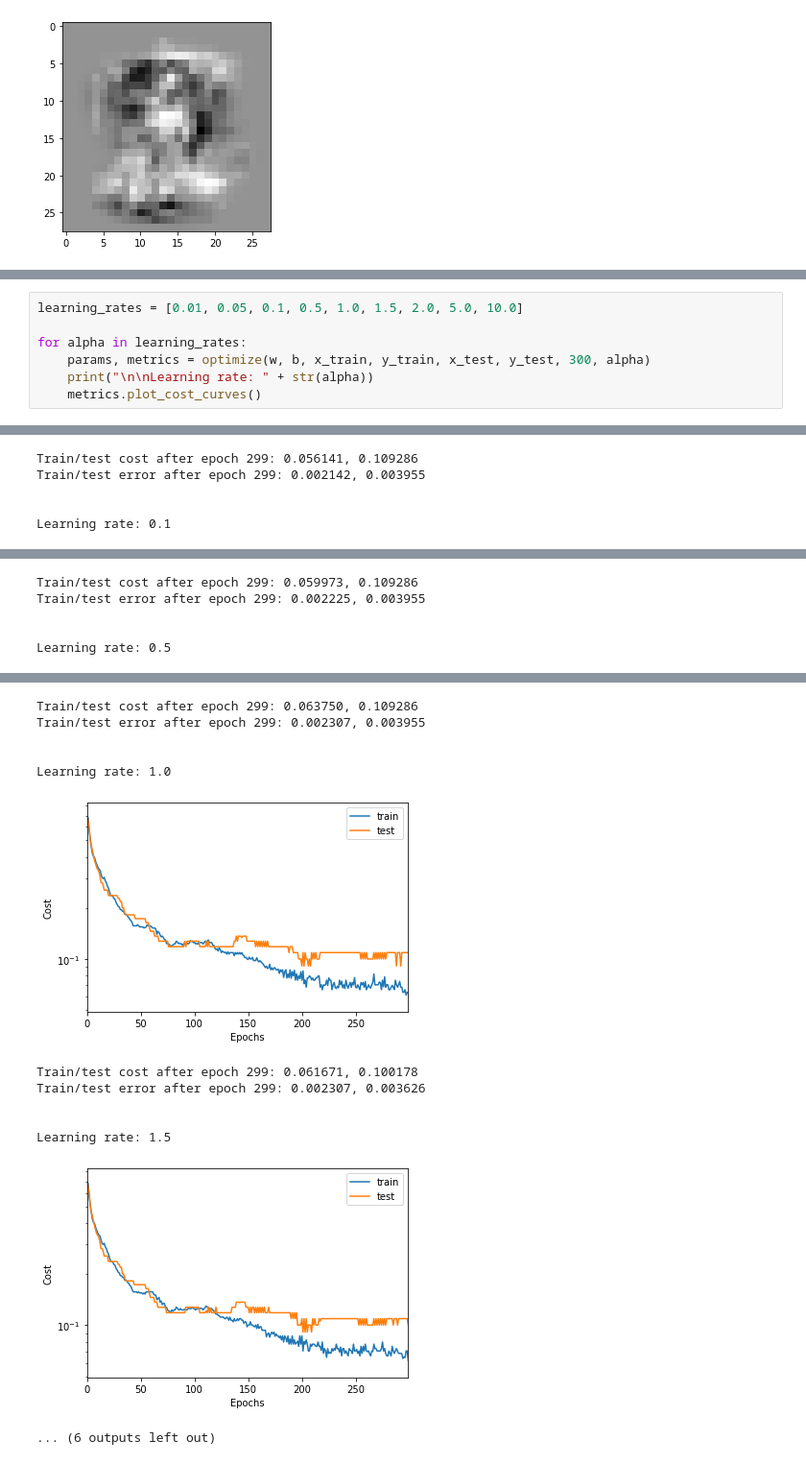
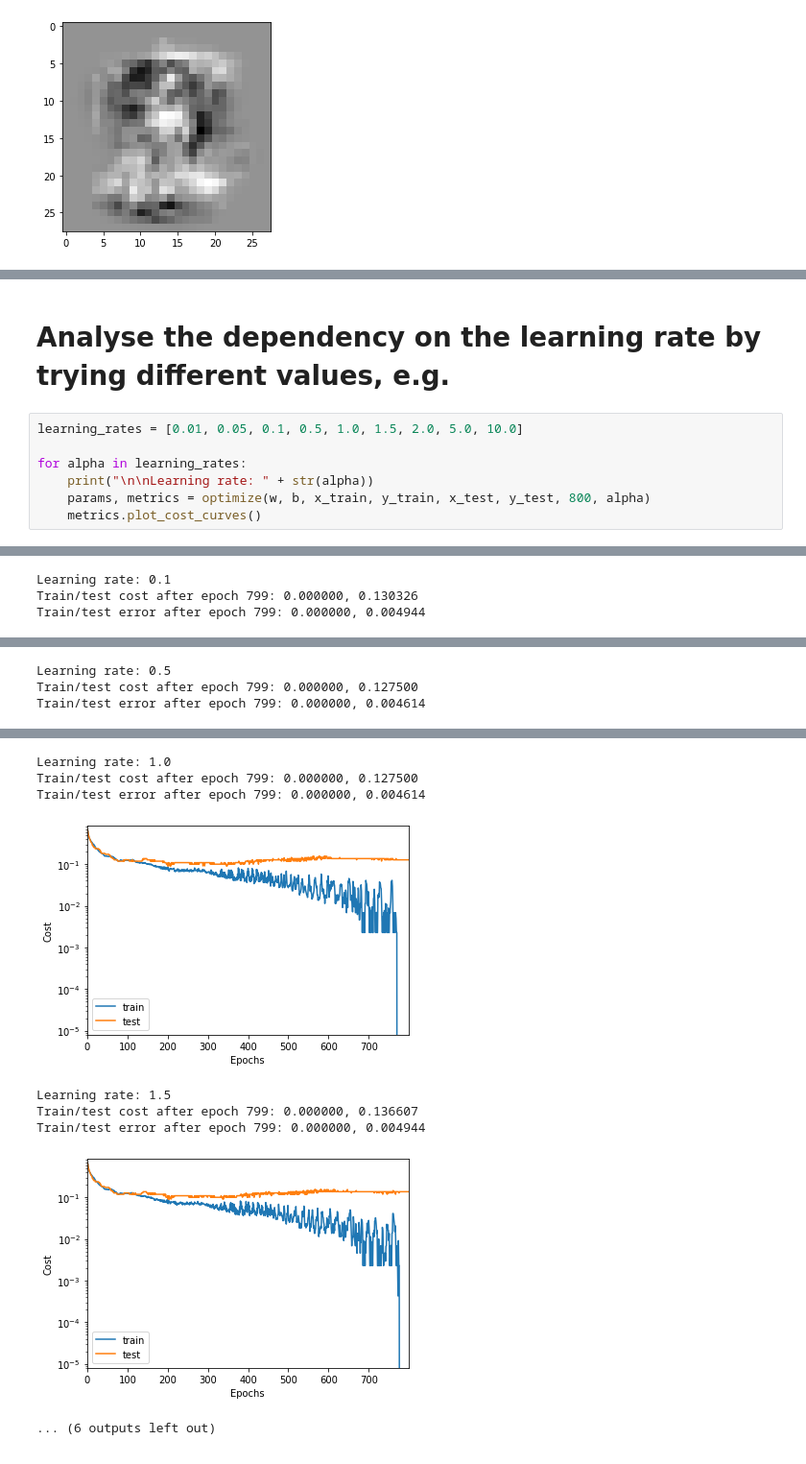
Before and after one commit to sebastianhaeni/deep-learning, a Jupyter notebook: 02/MNIST_binary_classifier_stud.ipynb, the cells around one changed output, grey strips where cells are left out. Shown: that part at 96% size. Drawn from its saved outputs; the diff is of its cells as text.

```diff
--- a/02/MNIST_binary_classifier_stud.ipynb
+++ b/02/MNIST_binary_classifier_stud.ipynb
@@ -770,8 +780,10 @@ plt.imshow(np.reshape(params['w'], shape), cmap=plt.cm.gray)
+# %% [markdown]
+# Analyse the dependency on the learning rate by trying different values, e.g.
 # %%
 learning_rates = [0.01, 0.05, 0.1, 0.5, 1.0, 1.5, 2.0, 5.0, 10.0]
 
 for alpha in learning_rates:
-    params, metrics = optimize(w, b, x_train, y_train, x_test, y_test, 300, alpha)
     print("\n\nLearning rate: " + str(alpha))
+    params, metrics = optimize(w, b, x_train, y_train, x_test, y_test, 800, alpha)
     metrics.plot_cost_curves()
 # %% [output]
@@ -790,5 +798,3 @@ Learning rate: 0.05
-Train/test cost after epoch 299: 0.056141, 0.109286
-Train/test error after epoch 299: 0.002142, 0.003955
-
-
 Learning rate: 0.1
+Train/test cost after epoch 799: 0.000000, 0.130326
+Train/test error after epoch 799: 0.000000, 0.004944
@@ -796,5 +802,3 @@ Learning rate: 0.1
-Train/test cost after epoch 299: 0.059973, 0.109286
-Train/test error after epoch 299: 0.002225, 0.003955
-
-
 Learning rate: 0.5
+Train/test cost after epoch 799: 0.000000, 0.127500
+Train/test error after epoch 799: 0.000000, 0.004614
@@ -802,13 +806,9 @@ Learning rate: 0.5
-Train/test cost after epoch 299: 0.063750, 0.109286
-Train/test error after epoch 299: 0.002307, 0.003955
-
-
 Learning rate: 1.0
+Train/test cost after epoch 799: 0.000000, 0.127500
+Train/test error after epoch 799: 0.000000, 0.004614
-[figure, old version]
+[figure, new version]
-Train/test cost after epoch 299: 0.061671, 0.100178
-Train/test error after epoch 299: 0.002307, 0.003626
-
-
 Learning rate: 1.5
+Train/test cost after epoch 799: 0.000000, 0.136607
+Train/test error after epoch 799: 0.000000, 0.004944
-[figure, old version]
+[figure, new version]
 ... (6 outputs left out)
```
Also changed, not shown: parts of 9 cells of this notebook, 3 other files.
